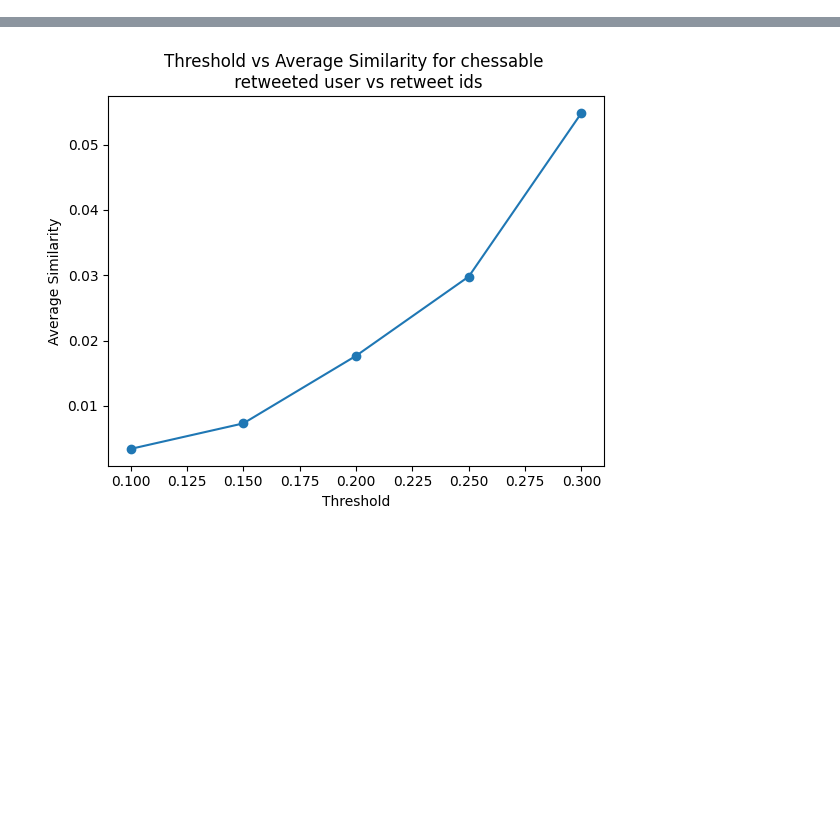
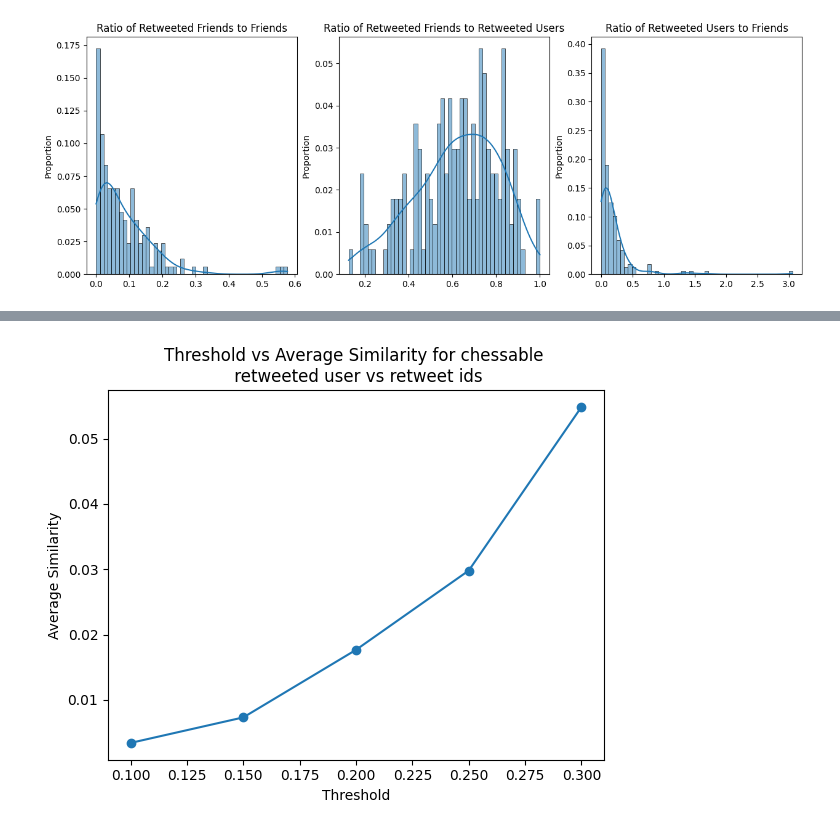
Before and after one commit to SNACES/core, a Jupyter notebook: experiments.ipynb, the cells around one changed output, grey strips where cells are left out. Cells and saved outputs as stored; diff of their text form; code cells hidden in the pictures; blank space fills up the shorter version.

```diff
--- a/experiments.ipynb
+++ b/experiments.ipynb
@@ -129 +132,27 @@ def compare_retweeted_and_friends(user_name: str):
     return len(user_retweeted_friends) / len(user_friends), len(user_retweeted_friends) / len(user_retweeted_users), len(user_retweeted_users) / len(user_friends)
+# %%
+def find_intersection_distributions(seed_user_name: str, clean: bool = True):
+    user = user_getter.get_user_by_screen_name(seed_user_name)
+    seed_user = str(user.id)
+    user_friends = user_friend_getter.get_user_friends_ids(seed_user)
+    log.info(f"Seed user {seed_user} has {len(user_friends)} friends")
+    if clean:
+        user_friends, _ = clean_user_friends_global(seed_user, user_friends)
+    rtff = []
+    rtfrtu = []
+    rtuf = []
+
+    for i, user in enumerate(user_friends):
+        if i % 50 == 0:
+            log.info(f"Processing user {i} out of {len(user_friends)}")
+        ratios = compare_retweeted_and_friends(user)
+        if ratios[0] is not None and ratios[0] != 0:
+            rtff.append(ratios[0])
+        if ratios[1] is not None and ratios[1] != 0:
+            rtfrtu.append(ratios[1])
+        if ratios[2] is not None and ratios[2] != 0:
+            rtuf.append(ratios[2])
+
+    return rtff, rtfrtu, rtuf
+# %%
+rtff, rtfrtu, rtuf = find_intersection_distributions("chessable")
@@ -130,3 +170,20 @@ def compare_retweeted_and_friends(user_name: str):
+# %%
+import seaborn as sns
+import matplotlib.pyplot as plt
+# Plot distributions
+fig, axs = plt.subplots(1, 3, figsize=(15, 5))
+
+sns.histplot(data=rtff, ax=axs[0], kde=True, stat="proportion", bins=50)
+# Title
+axs[0].set_title("Ratio of Retweeted Friends to Friends")
+sns.histplot(data=rtfrtu, ax=axs[1], kde=True, stat="proportion", bins=50)
+axs[1].set_title("Ratio of Retweeted Friends to Retweeted Users")
+sns.histplot(data=rtuf, ax=axs[2], kde=True, stat="proportion", bins=50)
+axs[2].set_title("Ratio of Retweeted Users to Friends")
+# Save
+# plt.savefig("chessable_intersection_distributions.png")
+# %% [output]
+[figure, added]
 # %%
 username = "chessable"
 
```
Also changed, not shown: parts of 18 cells of this notebook, 3 other files.
